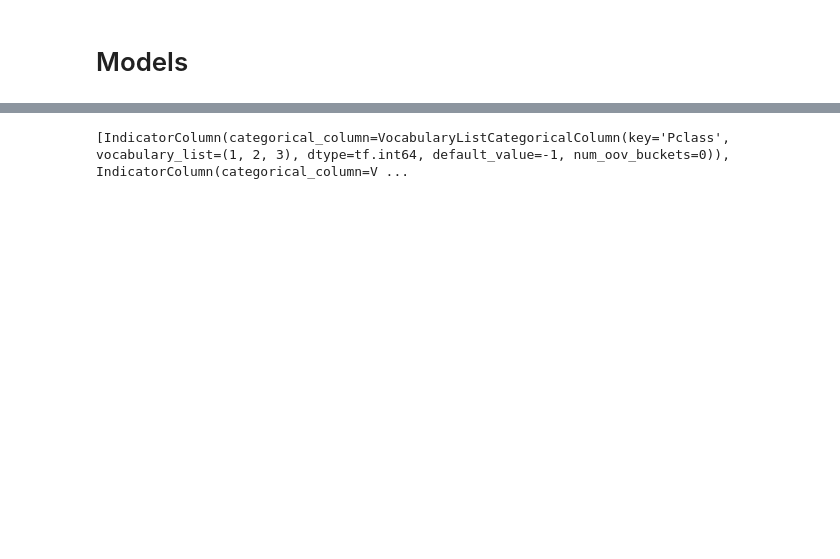
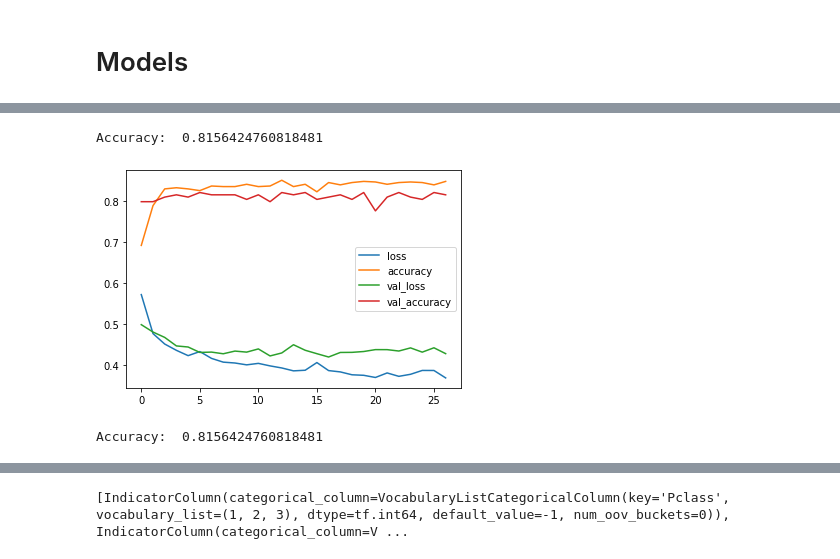
Before and after one commit to Codeblockz/Data-Science-Self-Projects, a Jupyter notebook: Kaggle_Titanic_challege/Titanic_Challenge.ipynb, the cells around one changed output, grey strips where cells are left out. Saved outputs shown, nothing was run; the diff lists cells and outputs as text; code cells hidden in the pictures; blank space fills up the shorter version.

```diff
--- a/Kaggle_Titanic_challege/Titanic_Challenge.ipynb
+++ b/Kaggle_Titanic_challege/Titanic_Challenge.ipynb
@@ -781,0 +802,28 @@ dtype: object
+# %%
+def makeCN_Model(input_shape):
+  model = tf.keras.Sequential([
+  #tf.keras.layers.Input(27,1),
+  tf.keras.layers.Conv1D(128, 2, activation='relu',input_shape=input_shape),
+  tf.keras.layers.MaxPooling1D(pool_size=2),
+  tf.keras.layers.Conv1D(128, 4, activation='relu'),
+  tf.keras.layers.MaxPooling1D(pool_size=2),
+  tf.keras.layers.Flatten(),
+  tf.keras.layers.Dense(100, activation="relu"),
+  tf.keras.layers.Dense(50, activation="relu"),
+  tf.keras.layers.Dense(1, activation='sigmoid')
+  ])
+  model.compile(optimizer='adam', loss='binary_crossentropy', metrics=['accuracy'])
+  return model
+#model.summary()
+# %%
+# for OH
+X_train, X_val, y_train, y_val = get_train_test(OH_train, True)
+x, y, z = X_train.shape
+print("X_val.shape: ",X_val.shape)
+print("y_val.shape: ",y_val.shape)
+print("X_train.shape: ",X_train.shape)
+print("y_train.shape: ",y_train.shape)
+input_shape = (y,z)
+OH_CNN_model=makeCN_Model((y,z))
+# OH_CNN_model.compile(optimizer='adam', loss='binary_crossentropy', metrics=['accuracy'])
+OH_CNN_model.summary()
@@ -781,0 +848,20 @@ dtype: object
+# %%
+early_stop = tf.keras.callbacks.EarlyStopping(patience=10)
+history = OH_CNN_model.fit(
+    X_train, y_train,epochs=400,
+    validation_data=(X_val,y_val),
+    callbacks=[early_stop],
+    verbose=0
+)
+pd.DataFrame(history.history).plot()
+acc_ofmodel = OH_CNN_model.evaluate(X_val, y_val, verbose=0)
+print("Accuracy: ",acc_ofmodel[1])
+# %% [output]
+Accuracy:  0.8156424760818481
+[figure, added]
+# %%
+OH_acc_CNN = OH_CNN_model.evaluate(X_val, y_val, verbose=0)
+print("Accuracy: ",OH_acc_CNN[1])
+Models['OH_CNN_model']=[OH_CNN_model,OH_acc_CNN[1]]
+# %% [output]
+Accuracy:  0.8156424760818481
```
Also changed, not shown: parts of 66 cells of this notebook.
